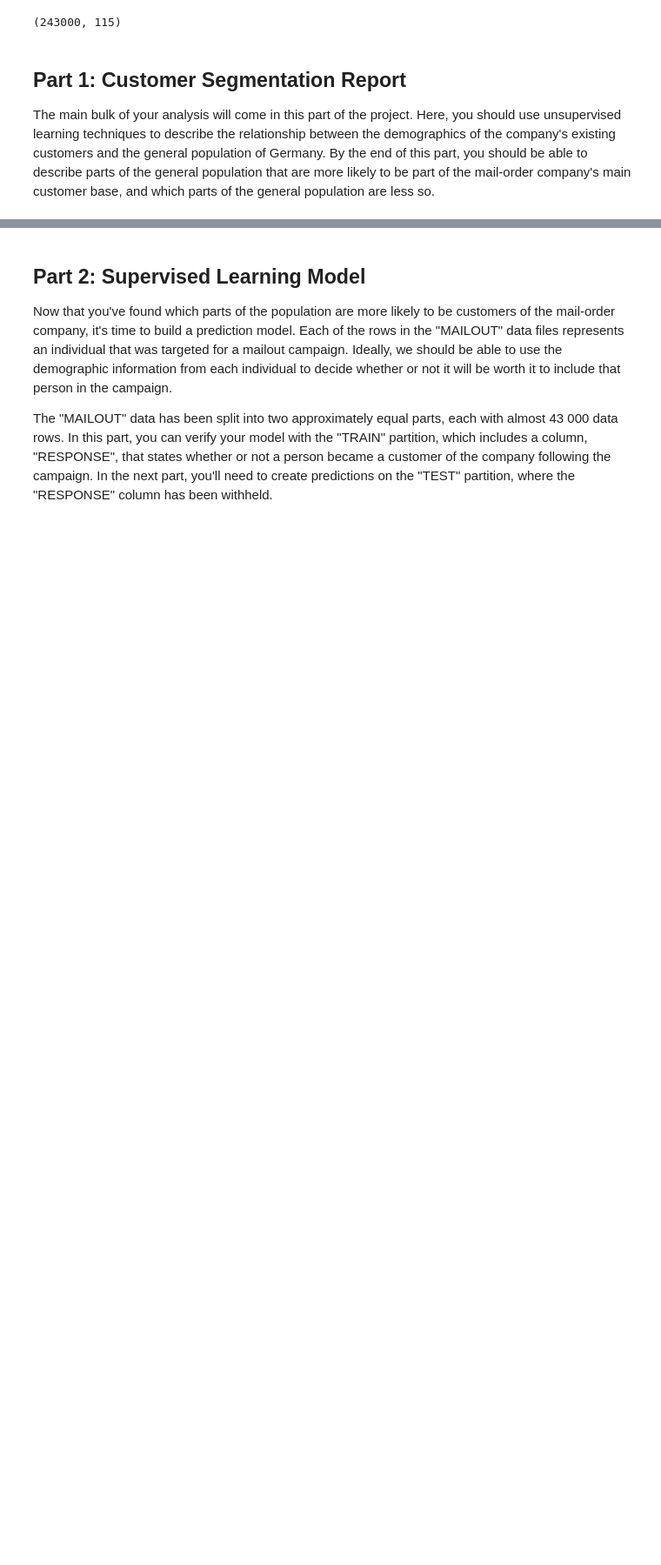
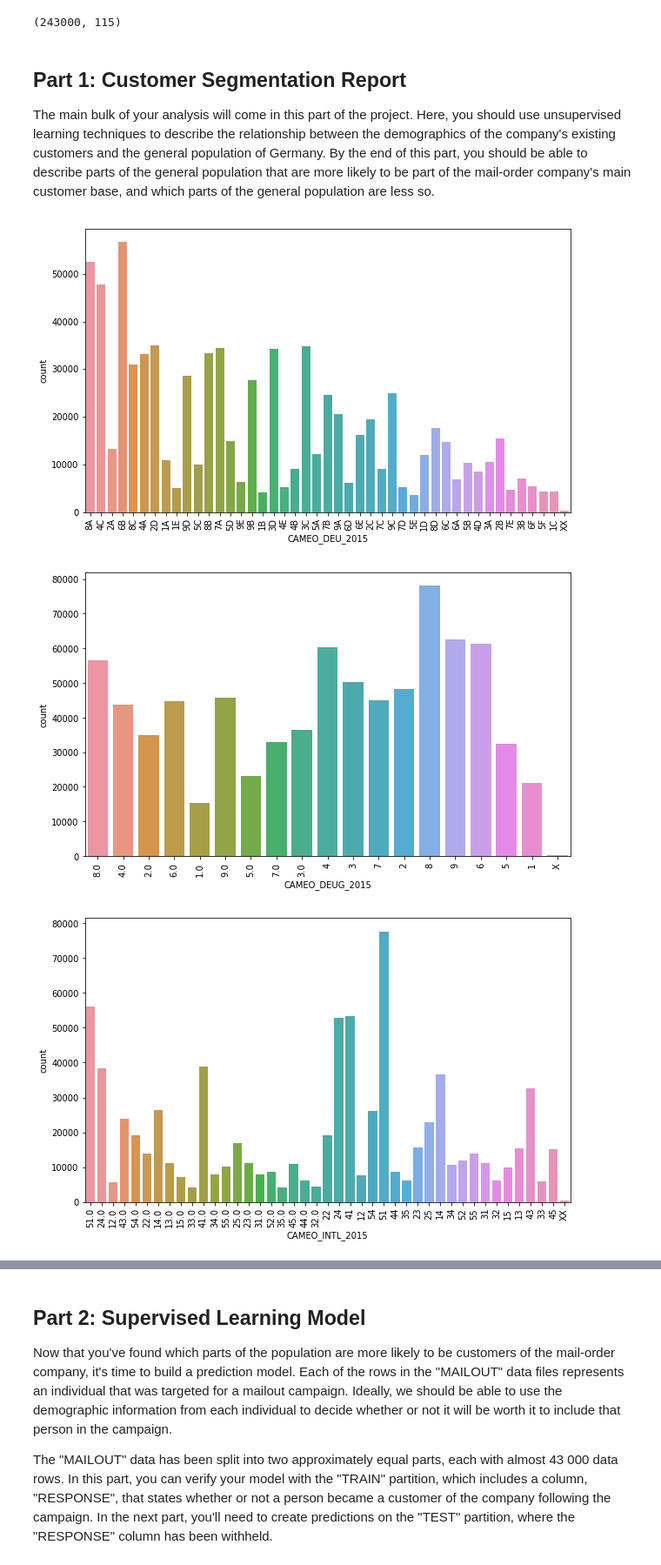
Before and after one commit to JessikaRamirez/arvato, a Jupyter notebook: Arvato Project Workbook.ipynb, the cells around one changed output, grey strips where cells are left out. Shown at 87% size. Drawn from its saved outputs; the diff is of its cells as text; code cells hidden in the pictures; blank space fills up the shorter version.

```diff
--- a/Arvato Project Workbook.ipynb
+++ b/Arvato Project Workbook.ipynb
@@ -306,3 +306,15 @@ def scale_features(df):
     return X_scaled
 # %%
 X_cust_scaled = scale_features(X_cust)
+# %%
+categorical_cols = azdias.select_dtypes(include=['object']).columns
+
+for col in categorical_cols:
+    plt.figure(figsize=(10, 6))
+    sns.countplot(x=col, data=azdias)
+    plt.xticks(rotation=90)
+    plt.show()
+# %% [output]
+[figure, added]
+[figure, added]
+[figure, added]
```
Also changed, not shown: parts of 20 cells of this notebook.
